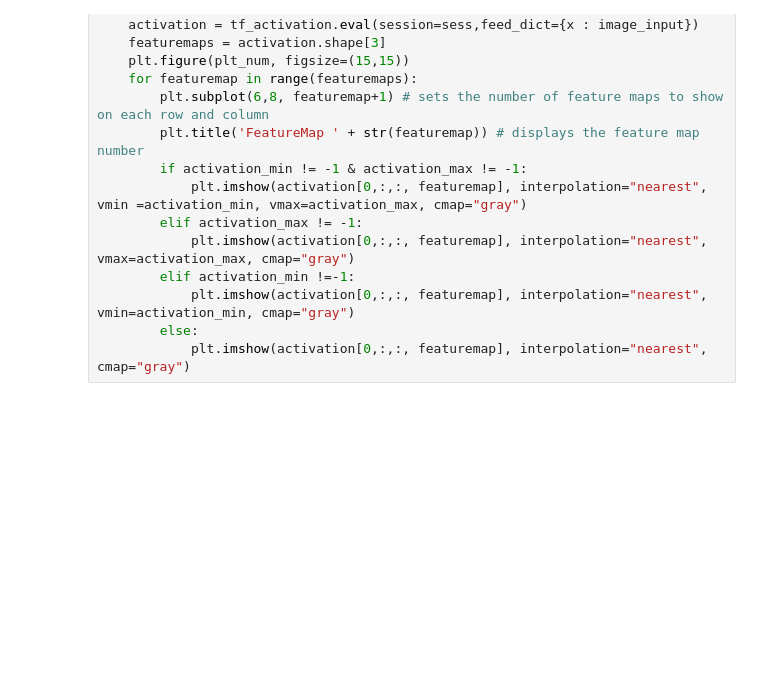
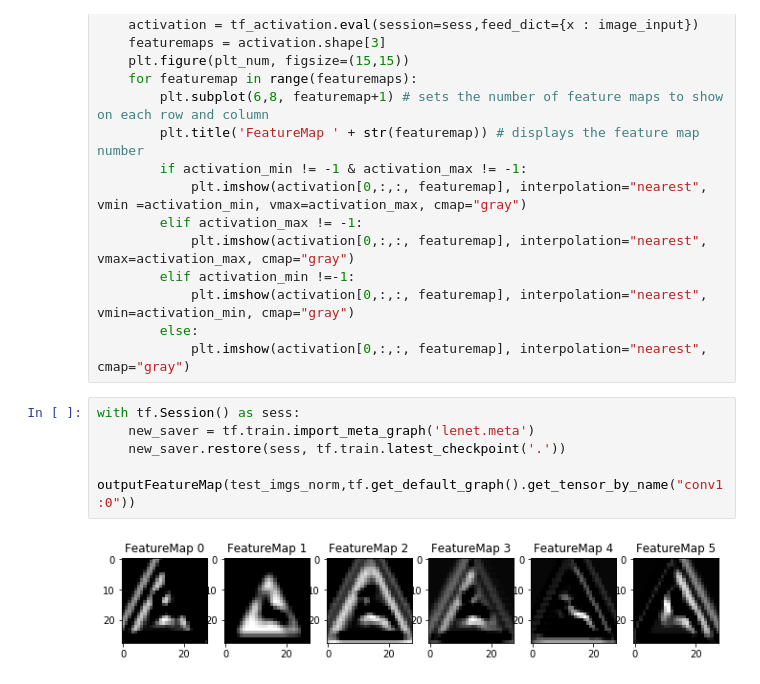
Before and after one commit to WatermelonCircle/CarND_traffic_sign_classifier, a Jupyter notebook: Traffic_Sign_Classifier.ipynb, the cells around one changed output. Cells and saved outputs as stored; diff of their text form; blank space fills up the shorter version.

```diff
--- a/Traffic_Sign_Classifier.ipynb
+++ b/Traffic_Sign_Classifier.ipynb
@@ -673,3 +713,10 @@ def outputFeatureMap(image_input, tf_activation, activation_min=-1, activation_m
             plt.imshow(activation[0,:,:, featuremap], interpolation="nearest", vmin=activation_min, cmap="gray")
         else:
             plt.imshow(activation[0,:,:, featuremap], interpolation="nearest", cmap="gray")
+# %%
+with tf.Session() as sess:
+    new_saver = tf.train.import_meta_graph('lenet.meta')
+    new_saver.restore(sess, tf.train.latest_checkpoint('.'))
+    outputFeatureMap(test_imgs_norm,tf.get_default_graph().get_tensor_by_name("conv1:0"))
+# %% [output]
+[figure, added]
```
Also changed, not shown: parts of 16 cells of this notebook.
